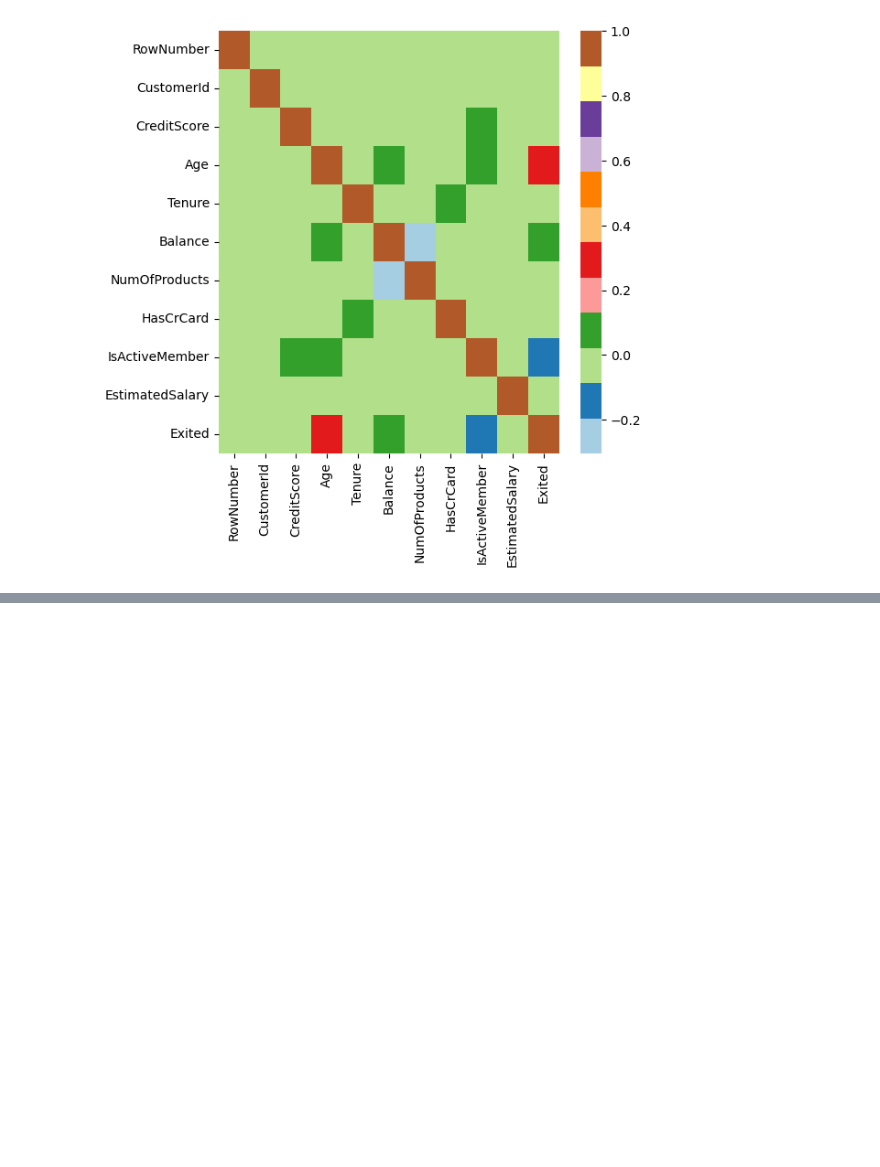
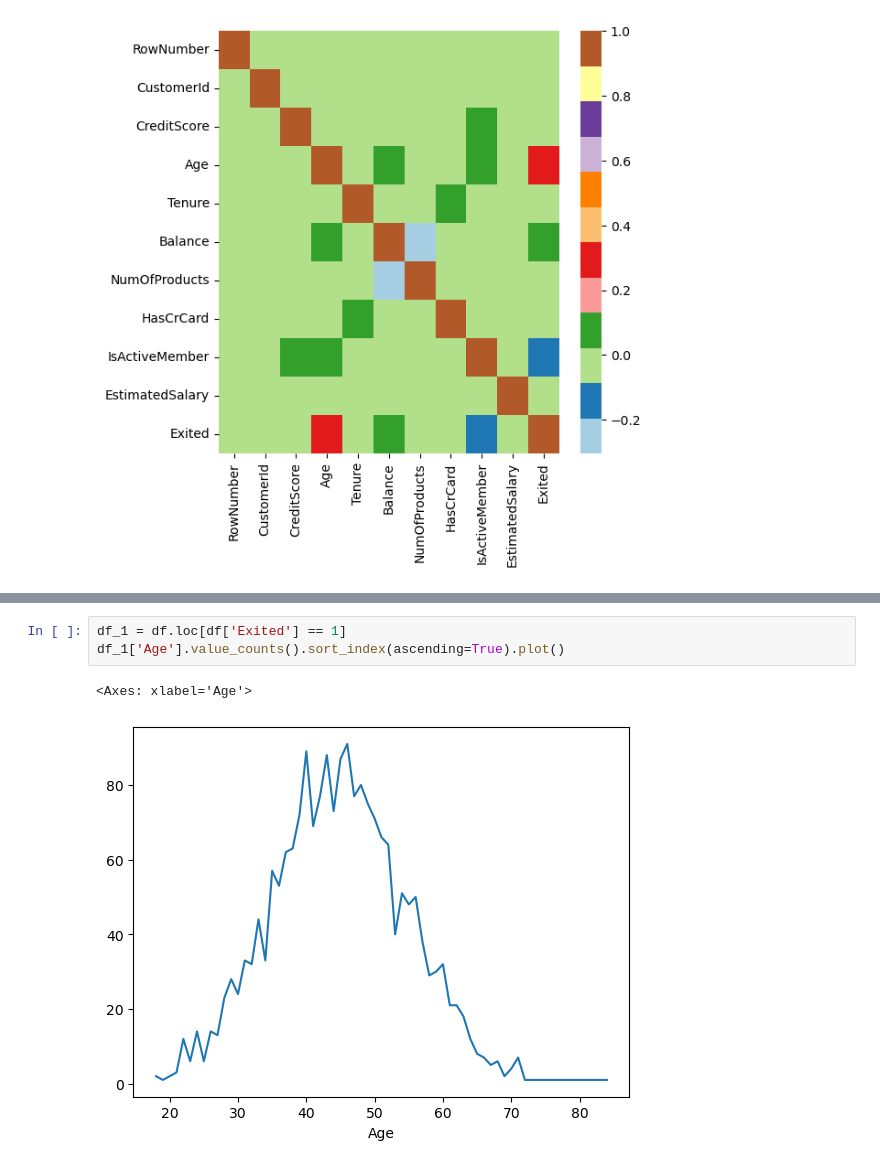
Before and after one commit to Sreesanth-e/EDA, a Jupyter notebook: EDA_Process/churn.ipynb, the cells around one changed output, grey strips where cells are left out. Cells and saved outputs as stored; diff of their text form; blank space fills up the shorter version.

```diff
--- a/EDA_Process/churn.ipynb
+++ b/EDA_Process/churn.ipynb
@@ -333,0 +348,6 @@ sns.heatmap(df.select_dtypes(include='number').corr() , cmap='Paired')
+# %%
+df_1 = df.loc[df['Exited'] == 1]
+df_1['Age'].value_counts().sort_index(ascending=True).plot()
+# %% [output]
+<Axes: xlabel='Age'>
+[figure, added]
```
Also changed, not shown: parts of 6 cells of this notebook.
